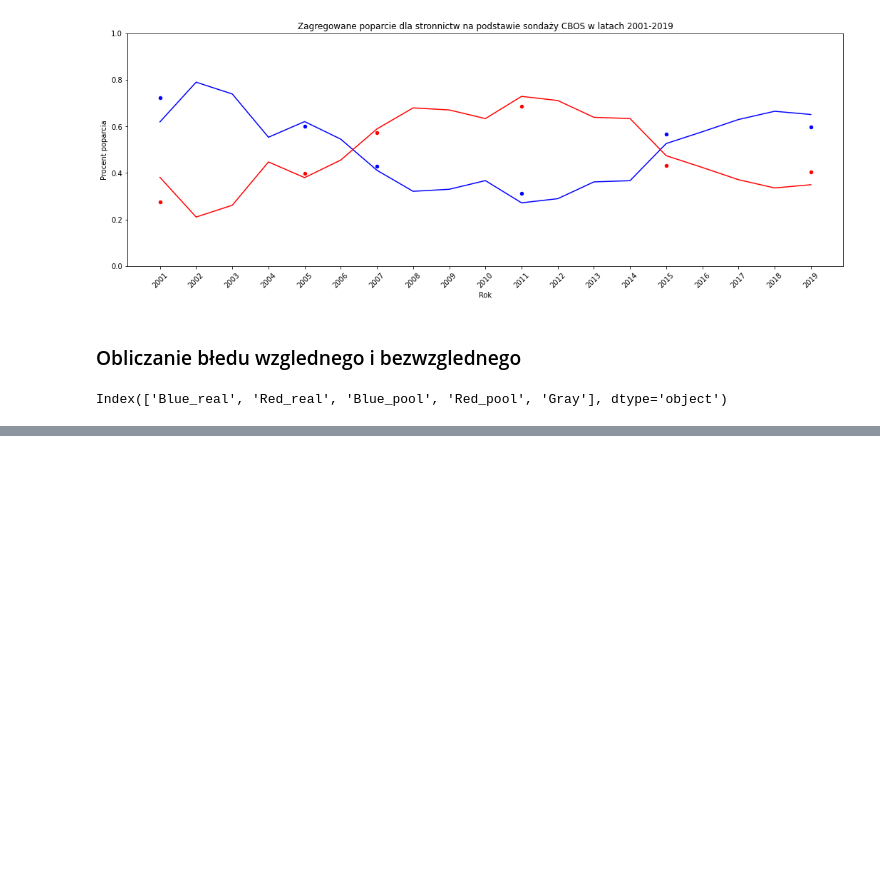
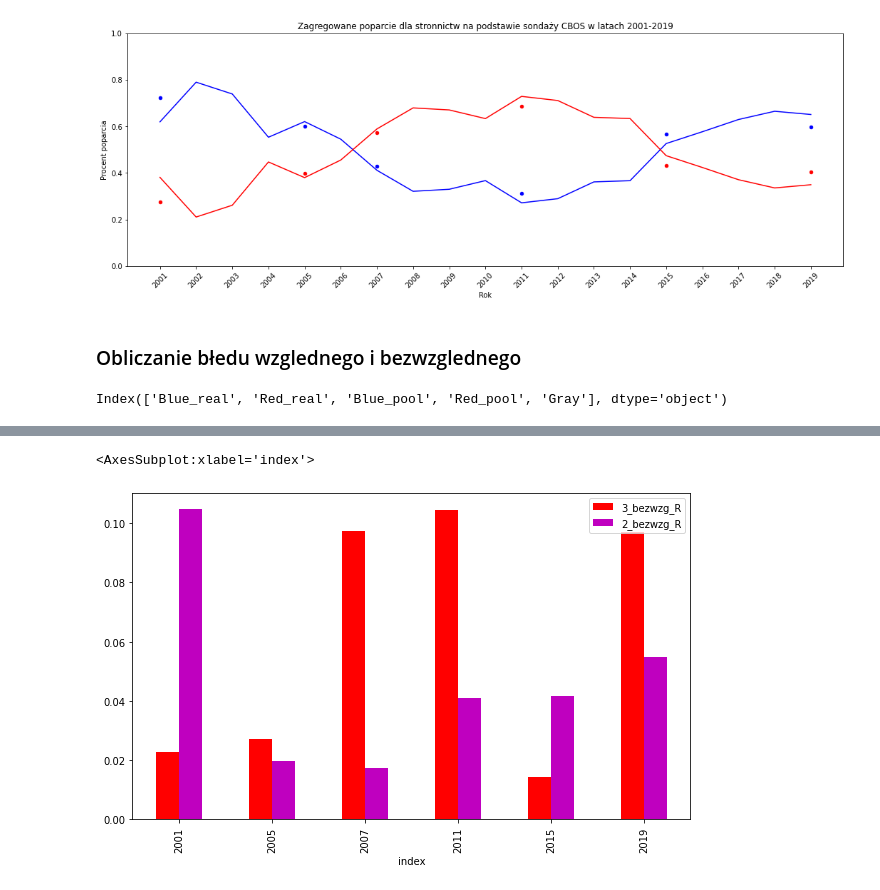
Before and after one commit to MarBry111/Forecast_Election_Poland, a Jupyter notebook: EXAMING_changes_in_cluestering.ipynb, the cells around one changed output, grey strips where cells are left out. Saved outputs shown, nothing was run; the diff lists cells and outputs as text; code cells hidden in the pictures; blank space fills up the shorter version.

```diff
--- a/EXAMING_changes_in_cluestering.ipynb
+++ b/EXAMING_changes_in_cluestering.ipynb
@@ -235,3 +246,10 @@ plt.savefig('dane_pdf/sondaze/abs_errors_R_2_clust.pdf', bbox_inches='tight')#,
+# %%
+errR[['3_bezwzg_R','2_bezwzg_R']].abs().plot(color=['r','m'],
+                                 kind='bar', width=0.5,
+                                 figsize=(10,6), sharex=True)
+# %% [output]
+<AxesSubplot:xlabel='index'>
+[figure, added]
 # %%
 fig, ax = plt.subplots()
 
```
Also changed, not shown: parts of 6 cells of this notebook, 17 other files.
